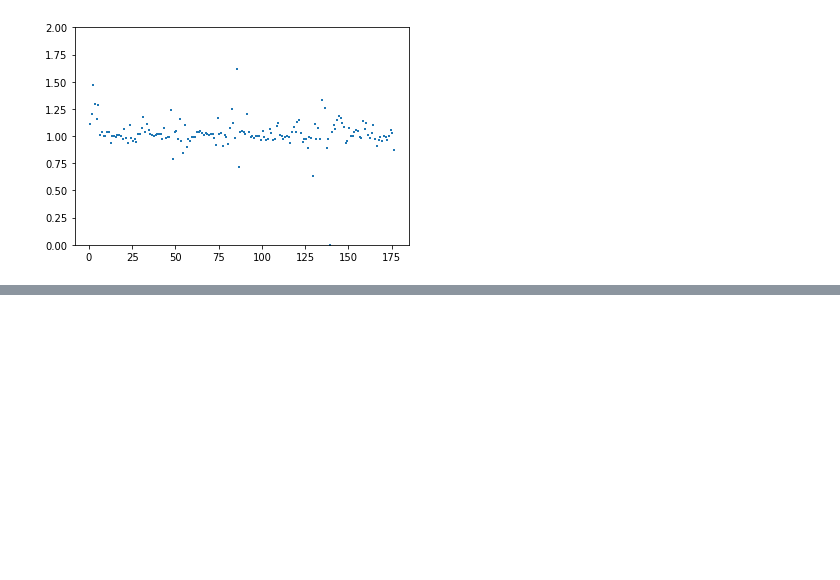
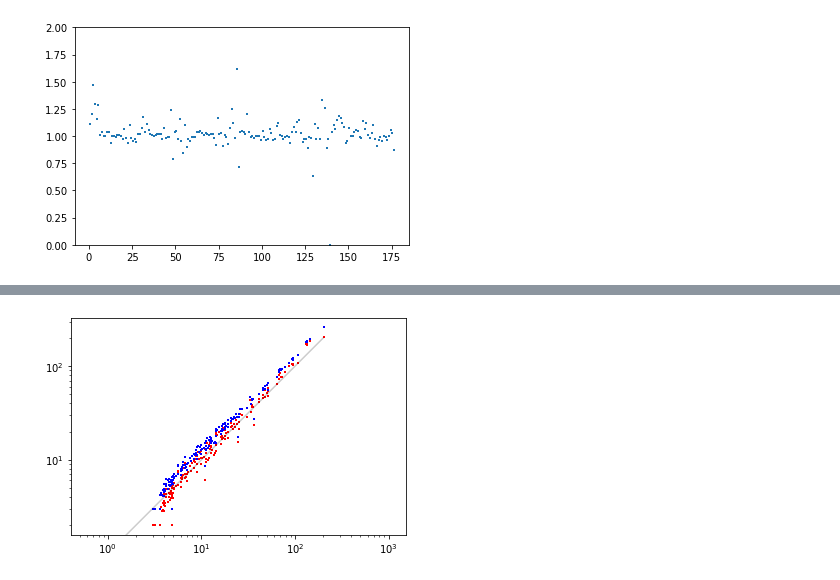
Before and after one commit to Rupt/interval-evidence, a Jupyter notebook: validation_frame.ipynb, the cells around one changed output, grey strips where cells are left out. Drawn from its saved outputs; the diff is of its cells as text; code cells hidden in the pictures; blank space fills up the shorter version.

```diff
--- a/validation_frame.ipynb
+++ b/validation_frame.ipynb
@@ -280,0 +344,4 @@ plot_limits_mcmc()
+# %%
+plot_limits("normal_log")
+# %% [output]
+[figure, added]
```
Also changed, not shown: parts of 18 cells of this notebook, 3 other files.
